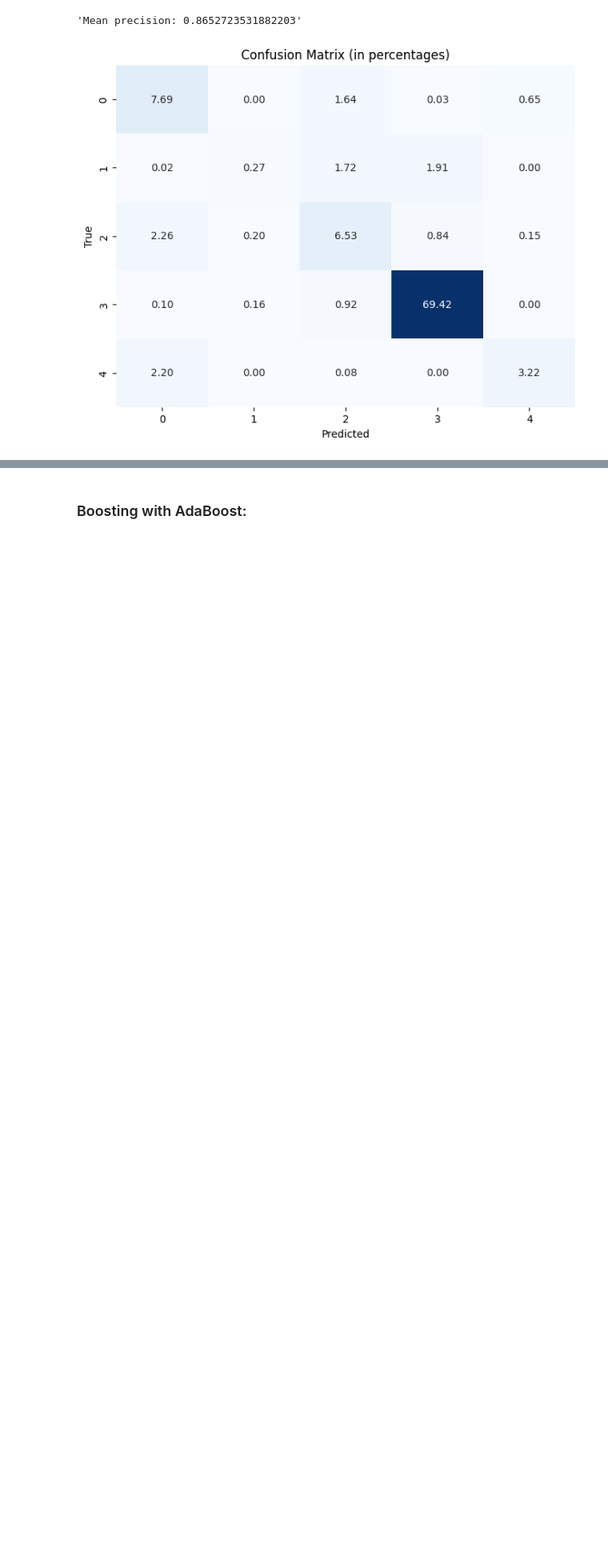
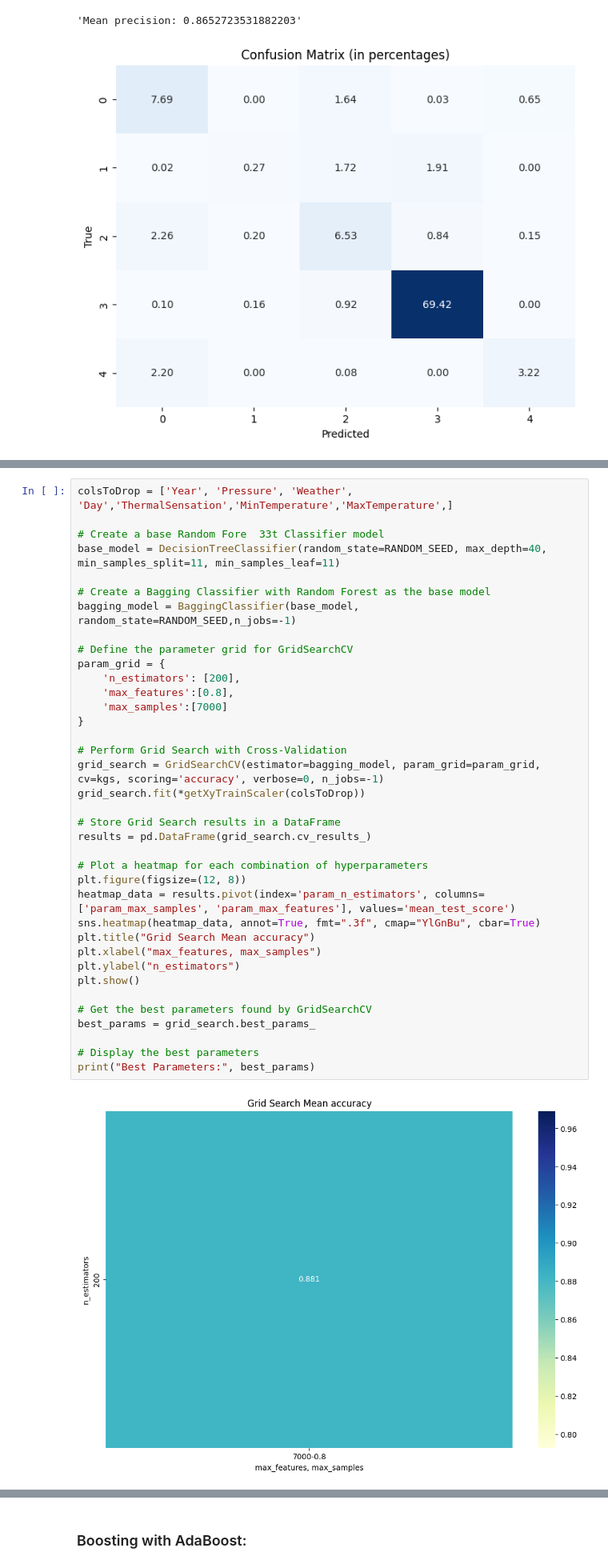
Before and after one commit to SLP25/DAA, a Jupyter notebook: competizione/tpf2.ipynb, the cells around one changed output, grey strips where cells are left out. Shown at 80% size. Drawn from its saved outputs; the diff is of its cells as text; blank space fills up the shorter version.

Commit message:
Added bagging with decision tree

```diff
--- a/competizione/tpf2.ipynb
+++ b/competizione/tpf2.ipynb
@@ -966,0 +969,39 @@ testAndSubmit(grid_search,'Bagging.csv',scaler=True)
+# %%
+colsToDrop = ['Year', 'Pressure', 'Weather', 'Day','ThermalSensation','MinTemperature','MaxTemperature',]
+
+# Create a base Random Fore  33t Classifier model
+base_model = DecisionTreeClassifier(random_state=RANDOM_SEED, max_depth=40, min_samples_split=11, min_samples_leaf=11)
+
+# Create a Bagging Classifier with Random Forest as the base model
+bagging_model = BaggingClassifier(base_model, random_state=RANDOM_SEED,n_jobs=-1)
+
+# Define the parameter grid for GridSearchCV
+param_grid = {
+    'n_estimators': [200],
+    'max_features':[0.8],
+    'max_samples':[7000]
+}
+
+# Perform Grid Search with Cross-Validation
+grid_search = GridSearchCV(estimator=bagging_model, param_grid=param_grid, cv=kgs, scoring='accuracy', verbose=0, n_jobs=-1)
+grid_search.fit(*getXyTrainScaler(colsToDrop))
+
+# Store Grid Search results in a DataFrame
+results = pd.DataFrame(grid_search.cv_results_)
+
+# Plot a heatmap for each combination of hyperparameters
+plt.figure(figsize=(12, 8))
+heatmap_data = results.pivot(index='param_n_estimators', columns=['param_max_samples', 'param_max_features'], values='mean_test_score')
+sns.heatmap(heatmap_data, annot=True, fmt=".3f", cmap="YlGnBu", cbar=True)
+plt.title("Grid Search Mean accuracy")
+plt.xlabel("max_features, max_samples")
+plt.ylabel("n_estimators")
+plt.show()
+
+# Get the best parameters found by GridSearchCV
+best_params = grid_search.best_params_
+
+# Display the best parameters
+print("Best Parameters:", best_params)
+# %% [output]
+[figure, added]
```
Also changed, not shown: parts of 5 cells of this notebook, 1 other file.
